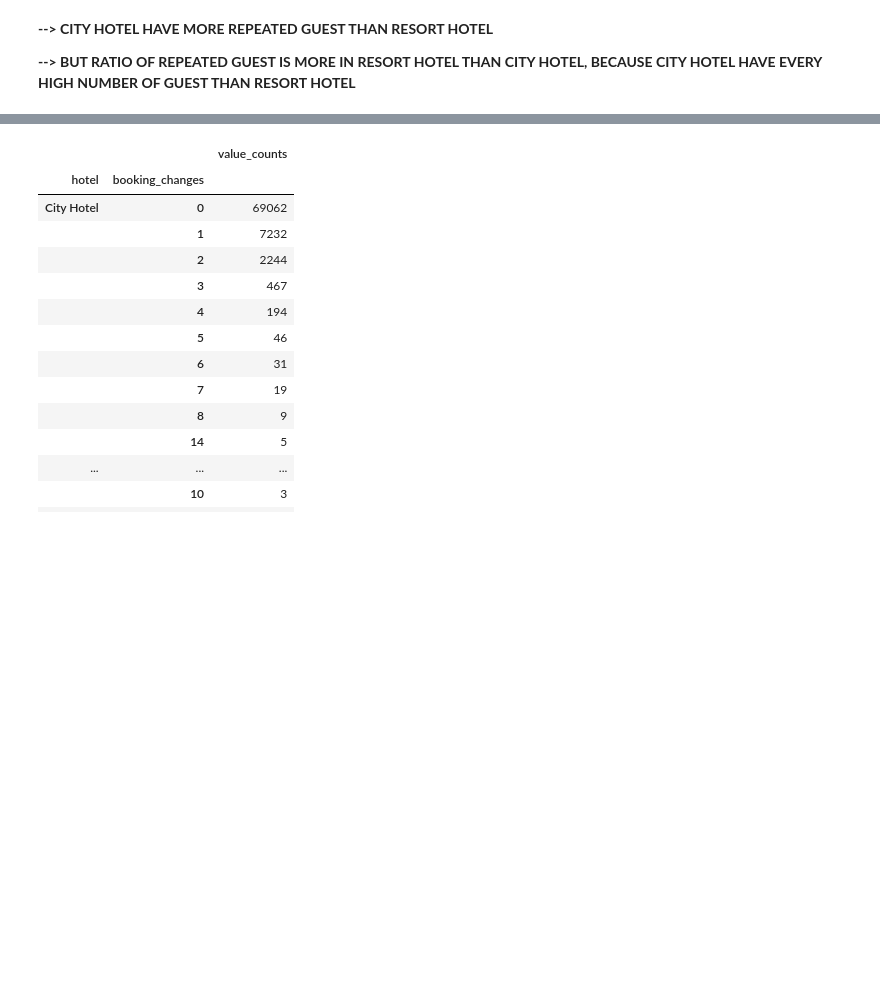
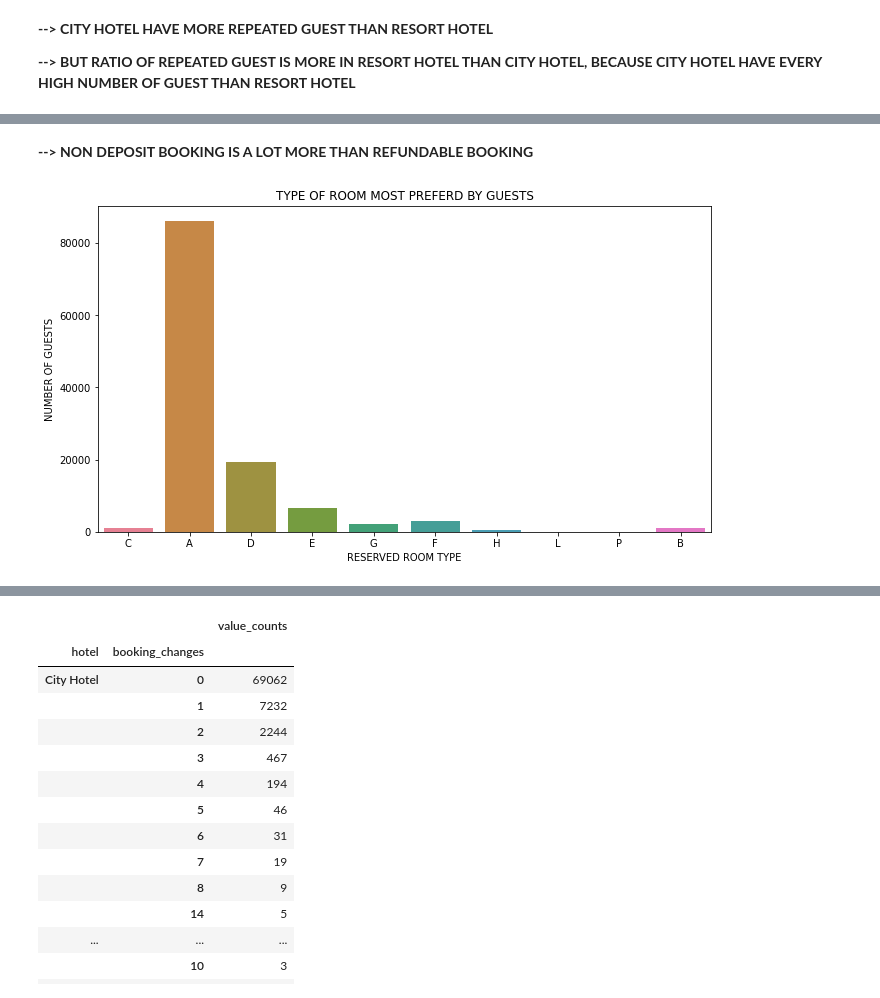
Before and after one commit to Viveksingh3105/Hotel-booking-Analysis--EDA, a Jupyter notebook: Hotel_Booking_Analysis_Capstone_Project.ipynb, the cells around one changed output, grey strips where cells are left out. Drawn from its saved outputs; the diff is of its cells as text; code cells hidden in the pictures; blank space fills up the shorter version.

```diff
--- a/Hotel_Booking_Analysis_Capstone_Project.ipynb
+++ b/Hotel_Booking_Analysis_Capstone_Project.ipynb
@@ -660,0 +696,12 @@ plt.show()
+# %% [markdown]
+**--> NON DEPOSIT BOOKING IS A LOT MORE THAN REFUNDABLE BOOKING**
+# %%
+# TYPE OF ROOM MOST PREFERD BY GUESTS
+plt.figure(figsize = (11,6))
+sns.countplot("reserved_room_type", data= df, palette= "husl")
+plt.xlabel("RESERVED ROOM TYPE")
+plt.ylabel("NUMBER OF GUESTS")
+plt.title("TYPE OF ROOM MOST PREFERD BY GUESTS")
+plt.show()
+# %% [output]
+[figure, added]
```
Also changed, not shown: parts of 43 cells of this notebook.
